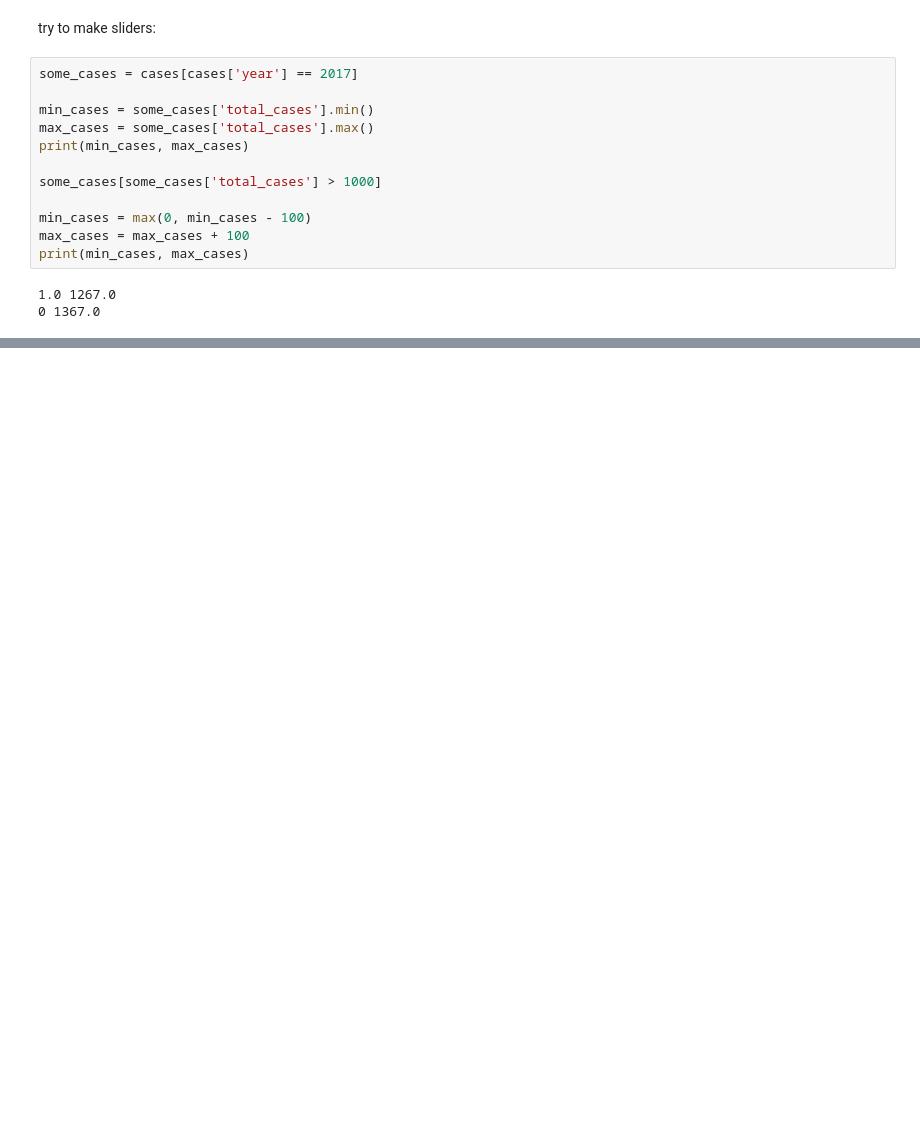
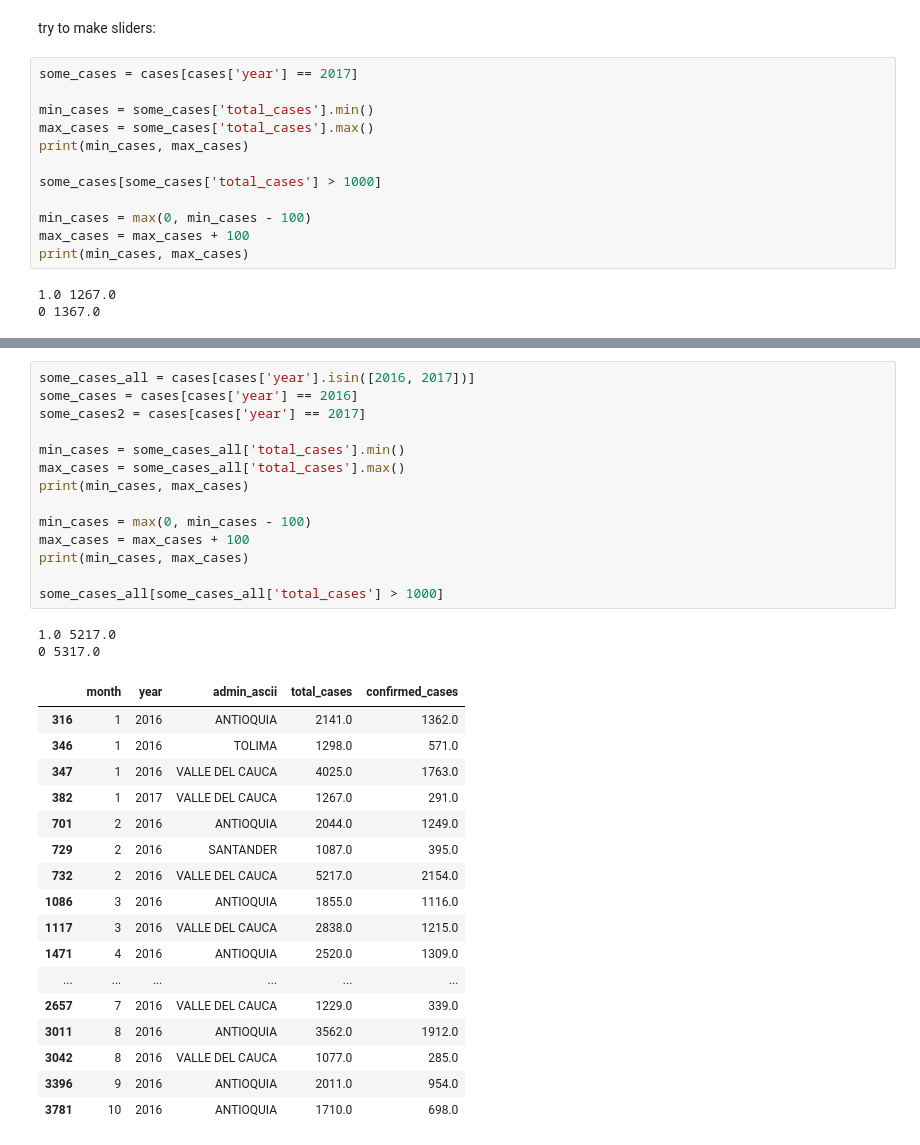
Before and after one commit to 1dayac/HealthHack2022, a Jupyter notebook: kat_tmp.ipynb, the cells around one changed output, grey strips where cells are left out. Cells and saved outputs as stored; diff of their text form; blank space fills up the shorter version.

```diff
--- a/kat_tmp.ipynb
+++ b/kat_tmp.ipynb
@@ -344,0 +350,34 @@ UnicodeDecodeError: 'utf-8' codec can't decode byte 0xe1 in position 3: invalid
+# %%
+some_cases_all = cases[cases['year'].isin([2016, 2017])]
+some_cases = cases[cases['year'] == 2016]
+some_cases2 = cases[cases['year'] == 2017]
+
+min_cases = some_cases_all['total_cases'].min()
+max_cases = some_cases_all['total_cases'].max()
+print(min_cases, max_cases)
+
+min_cases = max(0, min_cases - 100)
+max_cases = max_cases + 100
+print(min_cases, max_cases)
+
+some_cases_all[some_cases_all['total_cases'] > 1000]
+# %% [output]
+1.0 5217.0
+0 5317.0
+|  | month | year | admin_ascii | total_cases | confirmed_cases |
+| 316 | 1 | 2016 | ANTIOQUIA | 2141.0 | 1362.0 |
+| 346 | 1 | 2016 | TOLIMA | 1298.0 | 571.0 |
+| 347 | 1 | 2016 | VALLE DEL CAUCA | 4025.0 | 1763.0 |
+| 382 | 1 | 2017 | VALLE DEL CAUCA | 1267.0 | 291.0 |
+| 701 | 2 | 2016 | ANTIOQUIA | 2044.0 | 1249.0 |
+| 729 | 2 | 2016 | SANTANDER | 1087.0 | 395.0 |
+| 732 | 2 | 2016 | VALLE DEL CAUCA | 5217.0 | 2154.0 |
+| 1086 | 3 | 2016 | ANTIOQUIA | 1855.0 | 1116.0 |
+| 1117 | 3 | 2016 | VALLE DEL CAUCA | 2838.0 | 1215.0 |
+| 1471 | 4 | 2016 | ANTIOQUIA | 2520.0 | 1309.0 |
+| ... | ... | ... | ... | ... | ... |
+| 2657 | 7 | 2016 | VALLE DEL CAUCA | 1229.0 | 339.0 |
+| 3011 | 8 | 2016 | ANTIOQUIA | 3562.0 | 1912.0 |
+| 3042 | 8 | 2016 | VALLE DEL CAUCA | 1077.0 | 285.0 |
+| 3396 | 9 | 2016 | ANTIOQUIA | 2011.0 | 954.0 |
+| 3781 | 10 | 2016 | ANTIOQUIA | 1710.0 | 698.0 |
```
Also changed, not shown: parts of 13 cells of this notebook, 5 other files.
